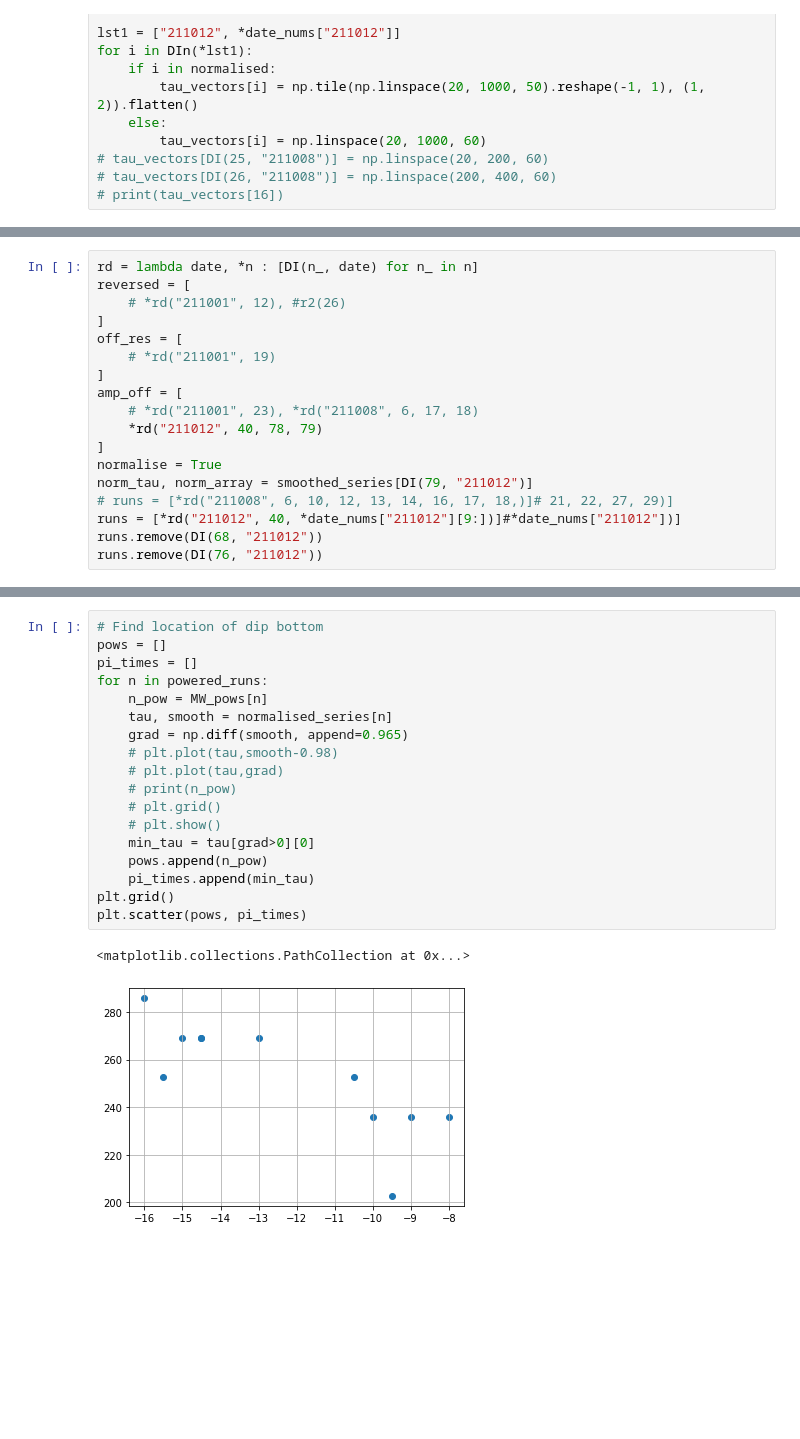
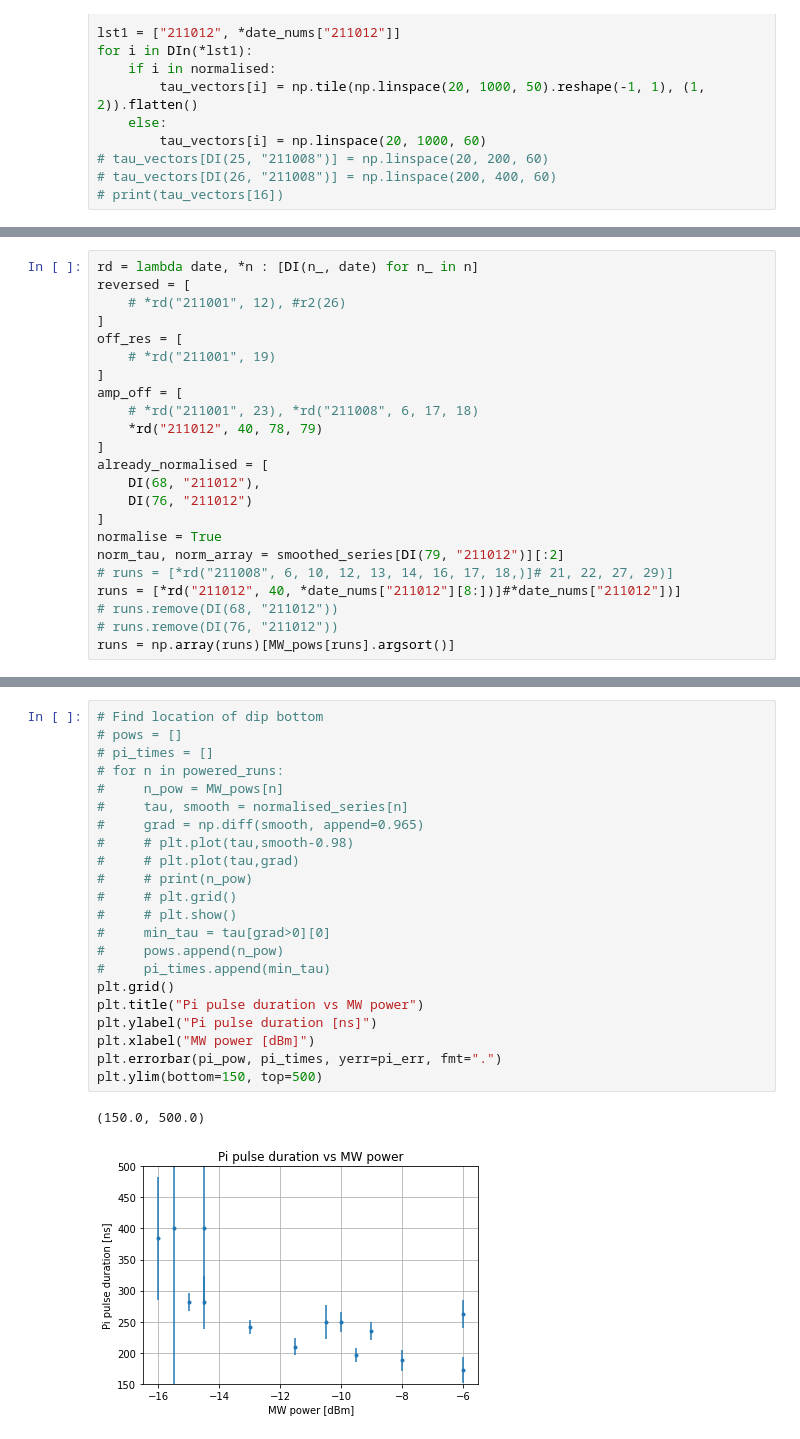
Before and after one commit to LCarnovale/HonoursAnalysis, a Jupyter notebook: analyse_rabi.ipynb, the cells around one changed output, grey strips where cells are left out. Drawn from its saved outputs; the diff is of its cells as text; blank space fills up the shorter version.

Commit message:
MW power vs pi time analysis

```diff
--- a/analyse_rabi.ipynb
+++ b/analyse_rabi.ipynb
@@ -424,12 +423,17 @@ amp_off = [
     # *rd("211001", 23), *rd("211008", 6, 17, 18)
     *rd("211012", 40, 78, 79)
 ]
+already_normalised = [
+    DI(68, "211012"),
+    DI(76, "211012")
+]
 normalise = True
-norm_tau, norm_array = smoothed_series[DI(79, "211012")]
+norm_tau, norm_array = smoothed_series[DI(79, "211012")][:2]
 # runs = [*rd("211008", 6, 10, 12, 13, 14, 16, 17, 18,)]# 21, 22, 27, 29)]
-runs = [*rd("211012", 40, *date_nums["211012"][9:])]#*date_nums["211012"])]
-runs.remove(DI(68, "211012"))
-runs.remove(DI(76, "211012"))
+runs = [*rd("211012", 40, *date_nums["211012"][8:])]#*date_nums["211012"])]
+# runs.remove(DI(68, "211012"))
+# runs.remove(DI(76, "211012"))
+runs = np.array(runs)[MW_pows[runs].argsort()]
 # %%
 # Plot normalised rabi curves
 # r = lambda n : DI(n, "210928")
@@ -492,21 +554,25 @@ plt.show()
 # %%
 # Find location of dip bottom
-pows = []
-pi_times = []
-for n in powered_runs:
-    n_pow = MW_pows[n]
-    tau, smooth = normalised_series[n]
-    grad = np.diff(smooth, append=0.965)
-    # plt.plot(tau,smooth-0.98)
-    # plt.plot(tau,grad)
-    # print(n_pow)
-    # plt.grid()
-    # plt.show()
-    min_tau = tau[grad>0][0]
-    pows.append(n_pow)
-    pi_times.append(min_tau)
+# pows = []
+# pi_times = []
+# for n in powered_runs:
+#     n_pow = MW_pows[n]
+#     tau, smooth = normalised_series[n]
+#     grad = np.diff(smooth, append=0.965)
+#     # plt.plot(tau,smooth-0.98)
+#     # plt.plot(tau,grad)
+#     # print(n_pow)
+#     # plt.grid()
+#     # plt.show()
+#     min_tau = tau[grad>0][0]
+#     pows.append(n_pow)
+#     pi_times.append(min_tau)
 plt.grid()
-plt.scatter(pows, pi_times)
+plt.title("Pi pulse duration vs MW power")
+plt.ylabel("Pi pulse duration [ns]")
+plt.xlabel("MW power [dBm]")
+plt.errorbar(pi_pow, pi_times, yerr=pi_err, fmt=".")
+plt.ylim(bottom=150, top=500)
 # %% [output]
-<matplotlib.collections.PathCollection at 0x...>
+(150.0, 500.0)
-[figure, old version]
+[figure, new version]
```
Also changed, not shown: parts of 9 cells of this notebook, 3 other files.
